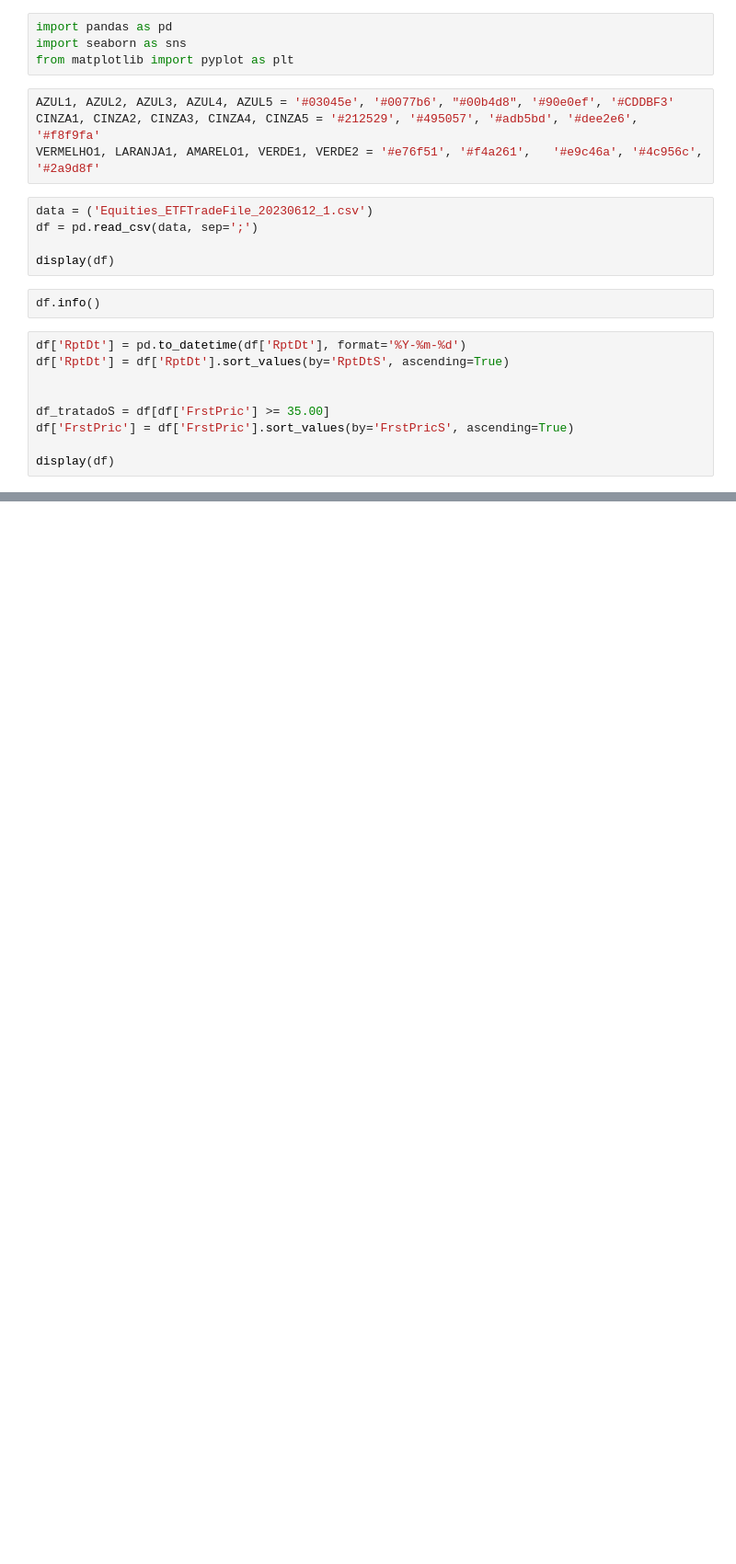
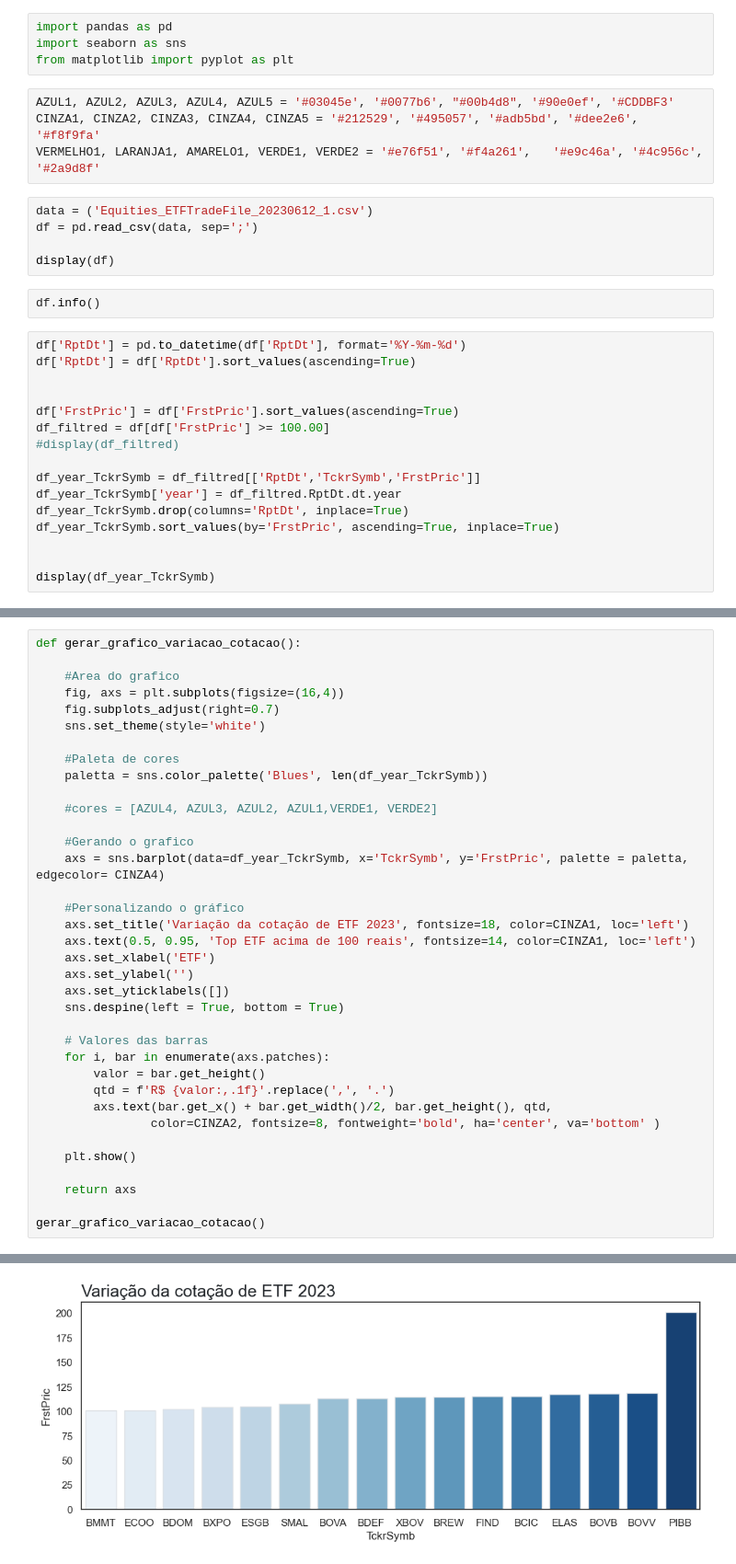
Before and after one commit to LaraGSilva/Analise-ETF-TradeB3, a Jupyter notebook: analise.ipynb, the cells around one changed output, grey strips where cells are left out. Shown: that part at 92% size. Saved outputs shown, nothing was run; the diff lists cells and outputs as text; blank space fills up the shorter version.

Commit message:
Cotação por ETF

```diff
--- a/analise.ipynb
+++ b/analise.ipynb
@@ -15,10 +15,17 @@ display(df)
 df.info()
 # %%
 df['RptDt'] = pd.to_datetime(df['RptDt'], format='%Y-%m-%d')
-df['RptDt'] = df['RptDt'].sort_values(by='RptDtS', ascending=True)
+df['RptDt'] = df['RptDt'].sort_values(ascending=True)
 
 
-df_tratadoS = df[df['FrstPric'] >= 35.00]
-df['FrstPric'] = df['FrstPric'].sort_values(by='FrstPricS', ascending=True)
+df['FrstPric'] = df['FrstPric'].sort_values(ascending=True)
+df_filtred = df[df['FrstPric'] >= 100.00]
+#display(df_filtred)
 
-display(df)
+df_year_TckrSymb = df_filtred[['RptDt','TckrSymb','FrstPric']]
+df_year_TckrSymb['year'] = df_filtred.RptDt.dt.year
+df_year_TckrSymb.drop(columns='RptDt', inplace=True)
+df_year_TckrSymb.sort_values(by='FrstPric', ascending=True, inplace=True)
+
+
+display(df_year_TckrSymb)
@@ -86,0 +32,37 @@ The palette list has fewer values (7) than needed (40) and will cycle, which may
+# %%
+def gerar_grafico_variacao_cotacao():
+
+    #Area do grafico
+    fig, axs = plt.subplots(figsize=(16,4))
+    fig.subplots_adjust(right=0.7)
+    sns.set_theme(style='white')
+
+    #Paleta de cores
+    paletta = sns.color_palette('Blues', len(df_year_TckrSymb))
+
+    #cores = [AZUL4, AZUL3, AZUL2, AZUL1,VERDE1, VERDE2]
+
+    #Gerando o grafico
+    axs = sns.barplot(data=df_year_TckrSymb, x='TckrSymb', y='FrstPric', palette = paletta, edgecolor= CINZA4)
+
+    #Personalizando o gráfico
+    axs.set_title('Variação da cotação de ETF 2023', fontsize=18, color=CINZA1, loc='left')
+    axs.text(0.5, 0.95, 'Top ETF acima de 100 reais', fontsize=14, color=CINZA1, loc='left')
+    axs.set_xlabel('ETF')
+    axs.set_ylabel('')
+    axs.set_yticklabels([])
+    sns.despine(left = True, bottom = True)
+
+    # Valores das barras
+    for i, bar in enumerate(axs.patches):
+        valor = bar.get_height()
+        qtd = f'R$ {valor:,.1f}'.replace(',', '.')
+        axs.text(bar.get_x() + bar.get_width()/2, bar.get_height(), qtd,
+                color=CINZA2, fontsize=8, fontweight='bold', ha='center', va='bottom' )
+
+    plt.show()
+
+    return axs
+
+gerar_grafico_variacao_cotacao()
+# %% [output]
@@ -86,0 +73 @@ The palette list has fewer values (7) than needed (40) and will cycle, which may
+[figure, added]
```
Also changed, not shown: parts of 3 cells of this notebook, 1 other file.
